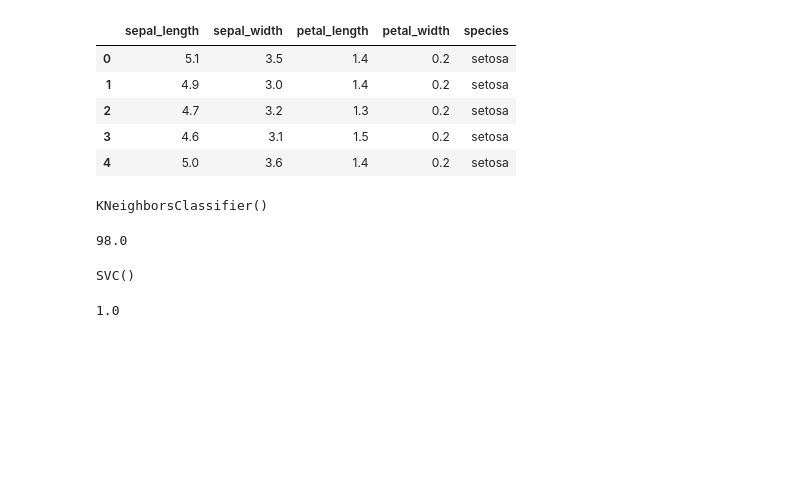
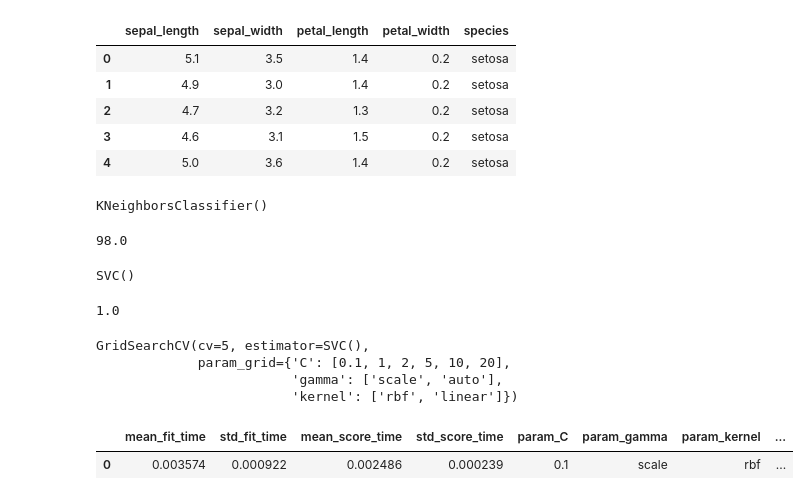
Before and after one commit to chaitanya3131/Machine-Learning-Practice, a Jupyter notebook: hyperparameter_grid_search.ipynb, the cells around one changed output. Saved outputs shown, nothing was run; the diff lists cells and outputs as text; code cells hidden in the pictures; blank space fills up the shorter version.

```diff
--- a/hyperparameter_grid_search.ipynb
+++ b/hyperparameter_grid_search.ipynb
@@ -52,0 +59,7 @@ sv.score(x_test,y_test)
+# %%
+sv_grid.fit(x,y)
+# %% [output]
+GridSearchCV(cv=5, estimator=SVC(),
+             param_grid={'C': [0.1, 1, 2, 5, 10, 20],
+                         'gamma': ['scale', 'auto'],
+                         'kernel': ['rbf', 'linear']})
@@ -52,0 +68,5 @@ sv.score(x_test,y_test)
+# %%
+result.head(1)
+# %% [output]
+|  | mean_fit_time | std_fit_time | mean_score_time | std_score_time | param_C | param_gamma | param_kernel | ... |
+| 0 | 0.003574 | 0.000922 | 0.002486 | 0.000239 | 0.1 | scale | rbf | ... |
```
Also changed, not shown: parts of 7 cells of this notebook.
